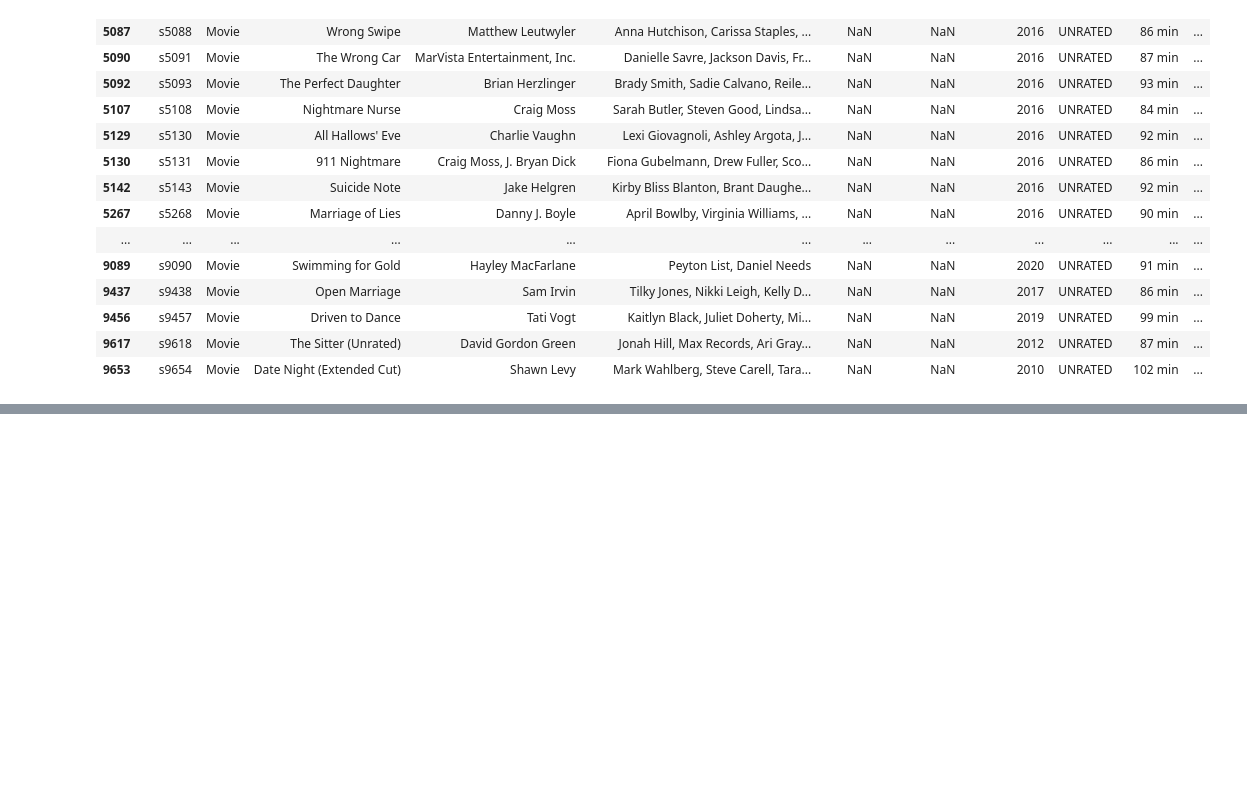
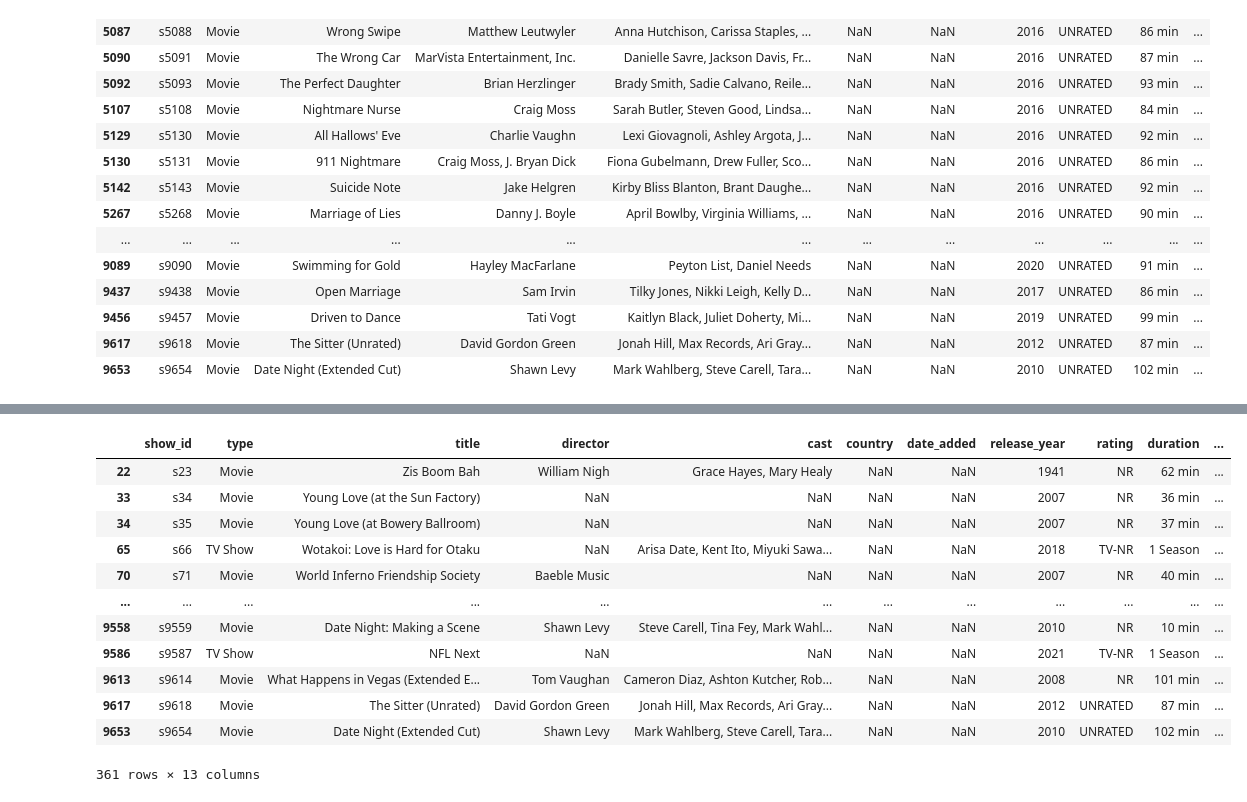
Before and after one commit to akumoth/mqueryAPI, a Jupyter notebook: notebooks/initial_data_exploration.ipynb, the cells around one changed output, grey strips where cells are left out. Cells and saved outputs as stored; diff of their text form; code cells hidden in the pictures; blank space fills up the shorter version.

```diff
--- a/notebooks/initial_data_exploration.ipynb
+++ b/notebooks/initial_data_exploration.ipynb
@@ -245,0 +296,16 @@ amazon_prime_df[amazon_prime_df.rating.str.contains('NOT_RATE', na=False)]
+# %%
+amazon_prime_df[amazon_prime_df.rating.str.contains('NR', na=False)]
+# %% [output]
+|  | show_id | type | title | director | cast | country | date_added | release_year | rating | duration | ... |
+| 22 | s23 | Movie | Zis Boom Bah | William Nigh | Grace Hayes, Mary Healy | NaN | NaN | 1941 | NR | 62 min | ... |
+| 33 | s34 | Movie | Young Love (at the Sun Factory) | NaN | NaN | NaN | NaN | 2007 | NR | 36 min | ... |
+| 34 | s35 | Movie | Young Love (at Bowery Ballroom) | NaN | NaN | NaN | NaN | 2007 | NR | 37 min | ... |
+| 65 | s66 | TV Show | Wotakoi: Love is Hard for Otaku | NaN | Arisa Date, Kent Ito, Miyuki Sawa... | NaN | NaN | 2018 | TV-NR | 1 Season | ... |
+| 70 | s71 | Movie | World Inferno Friendship Society | Baeble Music | NaN | NaN | NaN | 2007 | NR | 40 min | ... |
+| ... | ... | ... | ... | ... | ... | ... | ... | ... | ... | ... | ... |
+| 9558 | s9559 | Movie | Date Night: Making a Scene | Shawn Levy | Steve Carell, Tina Fey, Mark Wahl... | NaN | NaN | 2010 | NR | 10 min | ... |
+| 9586 | s9587 | TV Show | NFL Next | NaN | NaN | NaN | NaN | 2021 | TV-NR | 1 Season | ... |
+| 9613 | s9614 | Movie | What Happens in Vegas (Extended E... | Tom Vaughan | Cameron Diaz, Ashton Kutcher, Rob... | NaN | NaN | 2008 | NR | 101 min | ... |
+| 9617 | s9618 | Movie | The Sitter (Unrated) | David Gordon Green | Jonah Hill, Max Records, Ari Gray... | NaN | NaN | 2012 | UNRATED | 87 min | ... |
+| 9653 | s9654 | Movie | Date Night (Extended Cut) | Shawn Levy | Mark Wahlberg, Steve Carell, Tara... | NaN | NaN | 2010 | UNRATED | 102 min | ... |
+361 rows × 13 columns
```
Also changed, not shown: parts of 7 cells of this notebook, 5 other files.
